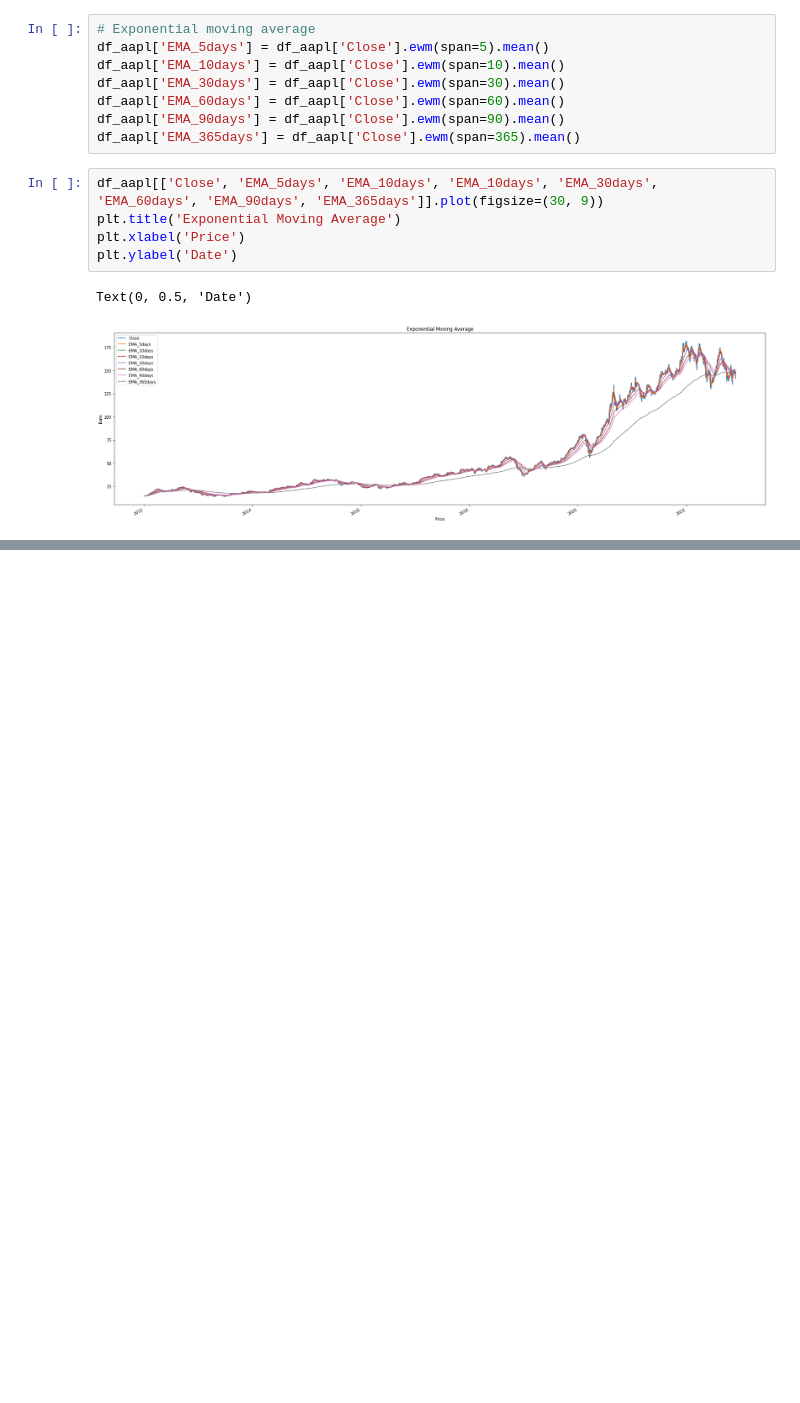
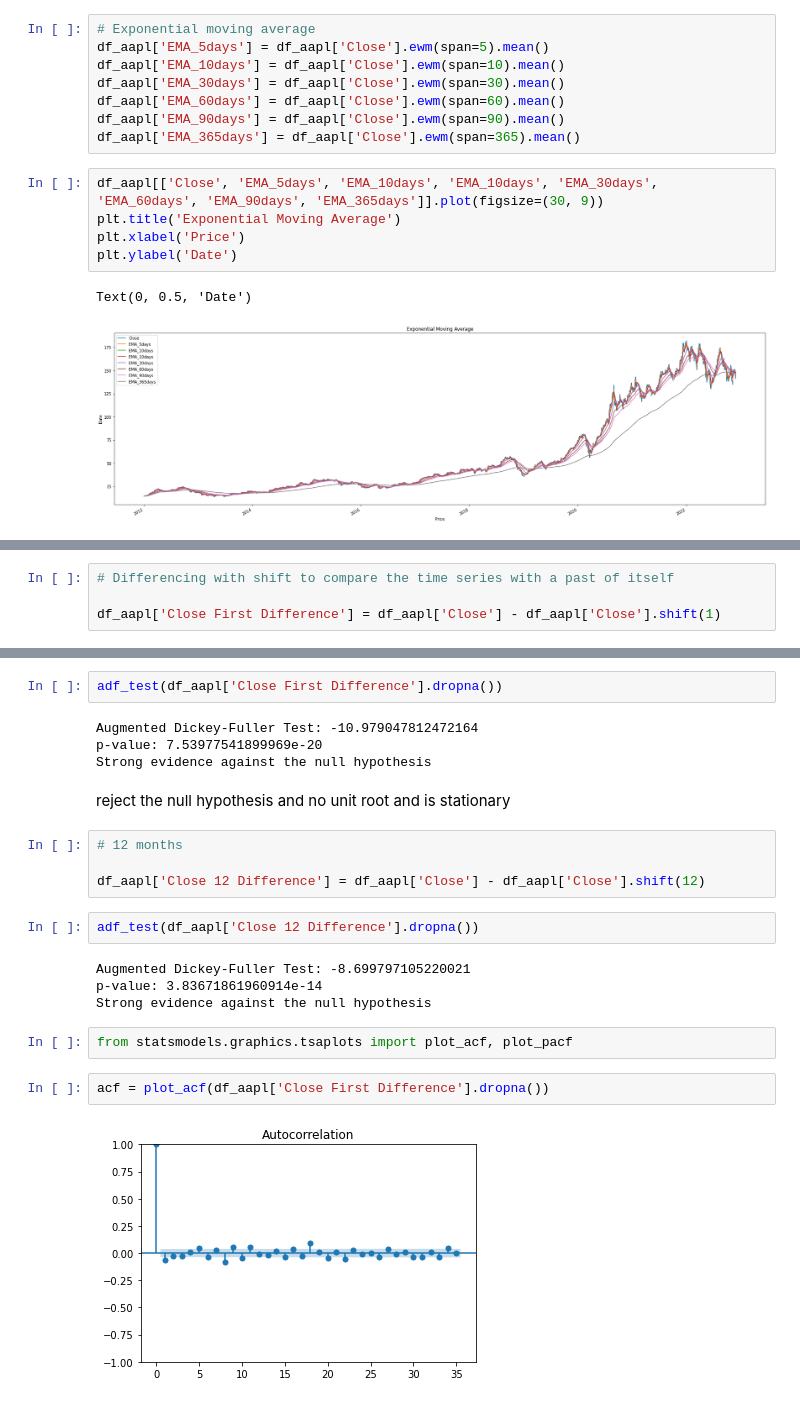
Before and after one commit to grantc00/Capstone-2, a Jupyter notebook: Capstone2.ipynb, the cells around one changed output, grey strips where cells are left out. Drawn from its saved outputs; the diff is of its cells as text; blank space fills up the shorter version.

Commit message:
1st arima test

```diff
--- a/Capstone2.ipynb
+++ b/Capstone2.ipynb
@@ -350,0 +378,4 @@ Text(0, 0.5, 'Date')
+# %%
+# Differencing with shift to compare the time series with a past of itself
+
+df_aapl['Close First Difference'] = df_aapl['Close'] - df_aapl['Close'].shift(1)
@@ -350,0 +398,24 @@ Text(0, 0.5, 'Date')
+# %%
+adf_test(df_aapl['Close First Difference'].dropna())
+# %% [output]
+Augmented Dickey-Fuller Test: -10.979047812472164
+p-value: 7.53977541899969e-20
+Strong evidence against the null hypothesis
+# %% [markdown]
+reject the null hypothesis and no unit root and is stationary
+# %%
+# 12 months
+
+df_aapl['Close 12 Difference'] = df_aapl['Close'] - df_aapl['Close'].shift(12)
+# %%
+adf_test(df_aapl['Close 12 Difference'].dropna())
+# %% [output]
+Augmented Dickey-Fuller Test: -8.699797105220021
+p-value: 3.83671861960914e-14
+Strong evidence against the null hypothesis
+# %%
+from statsmodels.graphics.tsaplots import plot_acf, plot_pacf
+# %%
+acf = plot_acf(df_aapl['Close First Difference'].dropna())
+# %% [output]
+[figure, added]
```
Also changed, not shown: parts of 19 cells of this notebook.
